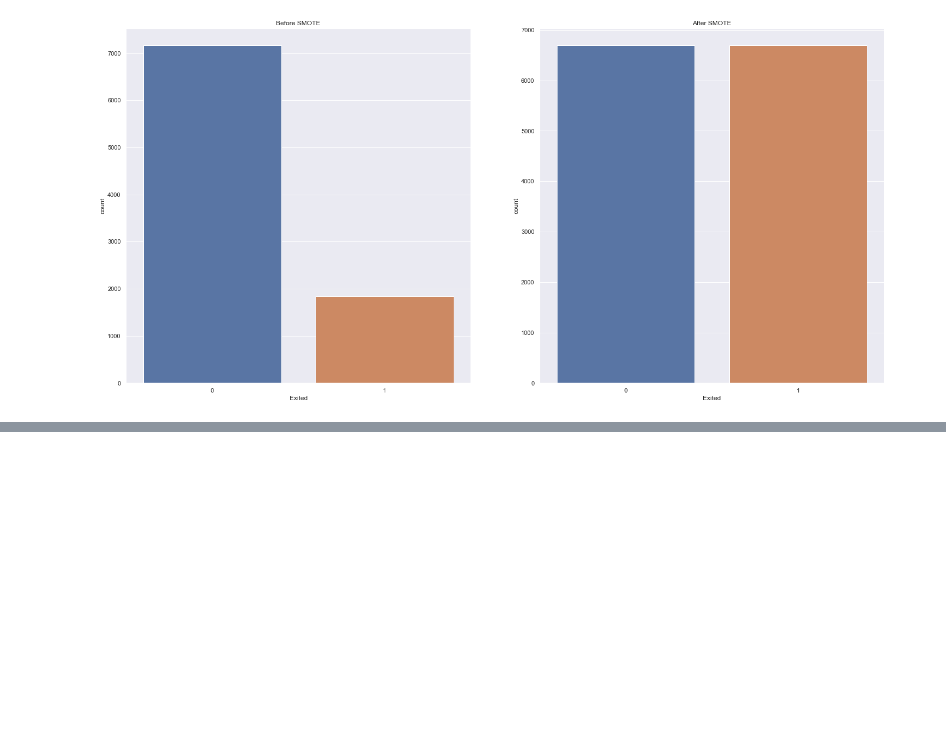
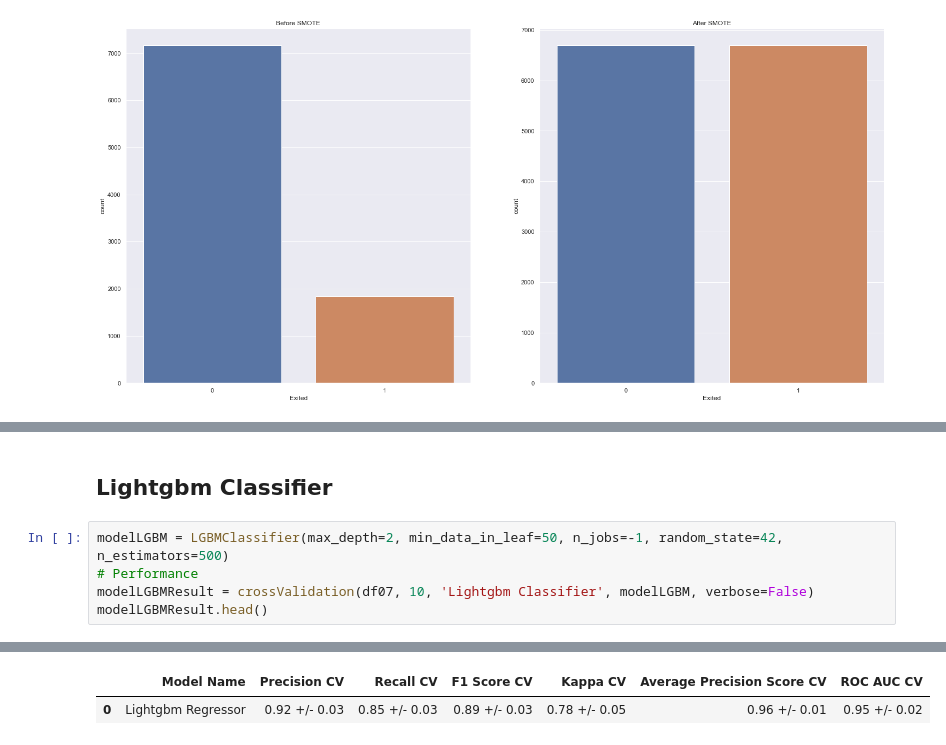
Before and after one commit to FabioCaffarello/Churn-Prediction-TopBank, a Jupyter notebook: 02-Notebooks/01-FirstCycleCRISP/07-Modelling.ipynb, the cells around one changed output, grey strips where cells are left out. Cells and saved outputs as stored; diff of their text form; blank space fills up the shorter version.

```diff
--- a/02-Notebooks/01-FirstCycleCRISP/07-Modelling.ipynb
+++ b/02-Notebooks/01-FirstCycleCRISP/07-Modelling.ipynb
@@ -91,0 +191,8 @@ Text(0.5, 1.0, 'After SMOTE')
+# %% [markdown]
+## Lightgbm Classifier
+# %%
+modelLGBM = LGBMClassifier(max_depth=2, min_data_in_leaf=50, n_jobs=-1, random_state=42, n_estimators=500)
+# Performance
+modelLGBMResult = crossValidation(df07, 10, 'Lightgbm Classifier', modelLGBM, verbose=False)
+modelLGBMResult.head()
+# %% [output]
@@ -91,0 +209,2 @@ Text(0.5, 1.0, 'After SMOTE')
+|  | Model Name | Precision CV | Recall CV | F1 Score CV | Kappa CV | Average Precision Score CV | ROC AUC CV |
+| 0 | Lightgbm Regressor | 0.92 +/- 0.03 | 0.85 +/- 0.03 | 0.89 +/- 0.03 | 0.78 +/- 0.05 | 0.96 +/- 0.01 | 0.95 +/- 0.02 |
```
Also changed, not shown: parts of 10 cells of this notebook.
